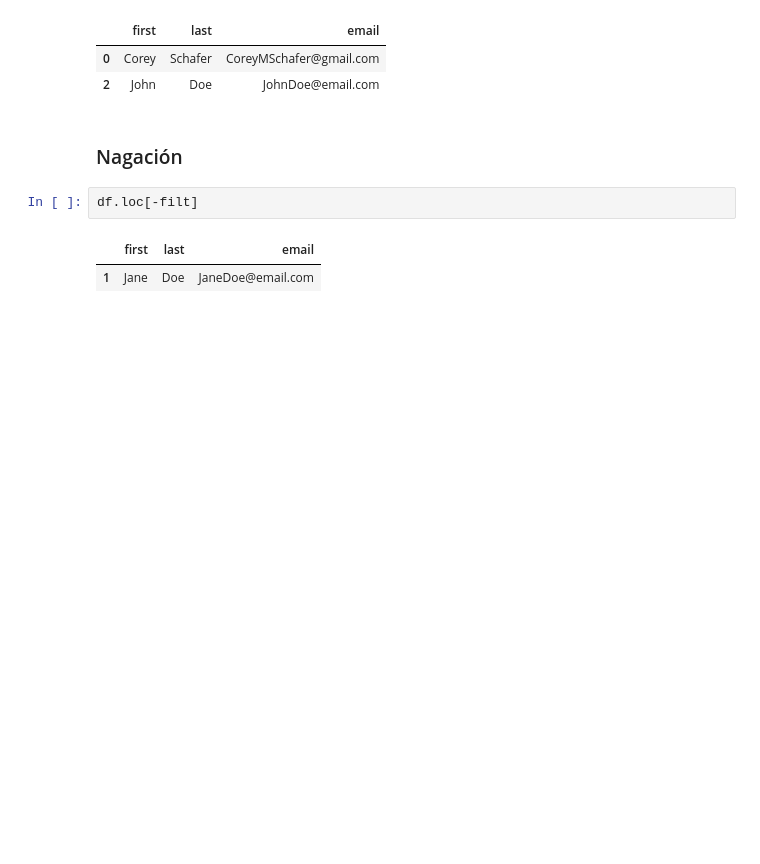
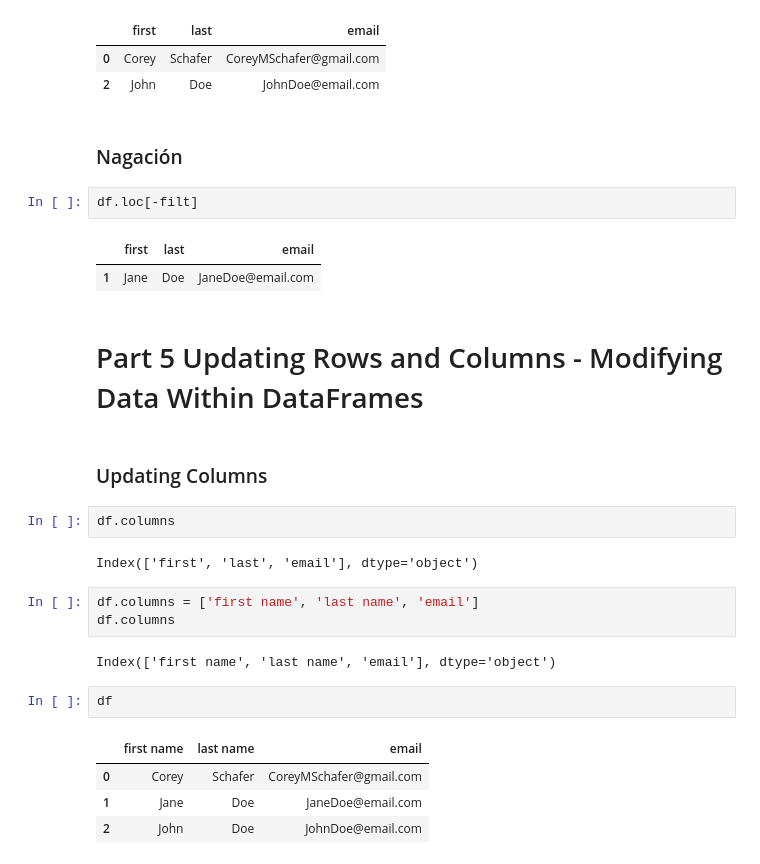
Before and after one commit to guamoshtli/Pandas, a Jupyter notebook: test.ipynb, the cells around one changed output. Saved outputs shown, nothing was run; the diff lists cells and outputs as text; blank space fills up the shorter version.

Commit message:
Part 5 Updating Rows and Columns - Modifying Data Within DataFrames

```diff
--- a/test.ipynb
+++ b/test.ipynb
@@ -195,3 +195,23 @@ df.loc[-filt]
 # %% [output]
 |  | first | last | email |
 | 1 | Jane | Doe | JaneDoe@email.com |
+# %% [markdown]
+# Part 5 Updating Rows and Columns - Modifying Data Within DataFrames
+# %% [markdown]
+### Updating Columns
+# %%
+df.columns
+# %% [output]
+Index(['first', 'last', 'email'], dtype='object')
+# %%
+df.columns = ['first name', 'last name', 'email']
+df.columns
+# %% [output]
+Index(['first name', 'last name', 'email'], dtype='object')
+# %%
+df
+# %% [output]
+|  | first name | last name | email |
+| 0 | Corey | Schafer | CoreyMSchafer@gmail.com |
+| 1 | Jane | Doe | JaneDoe@email.com |
+| 2 | John | Doe | JohnDoe@email.com |
```
Also changed, not shown: parts of 37 cells of this notebook, 1 other file.
